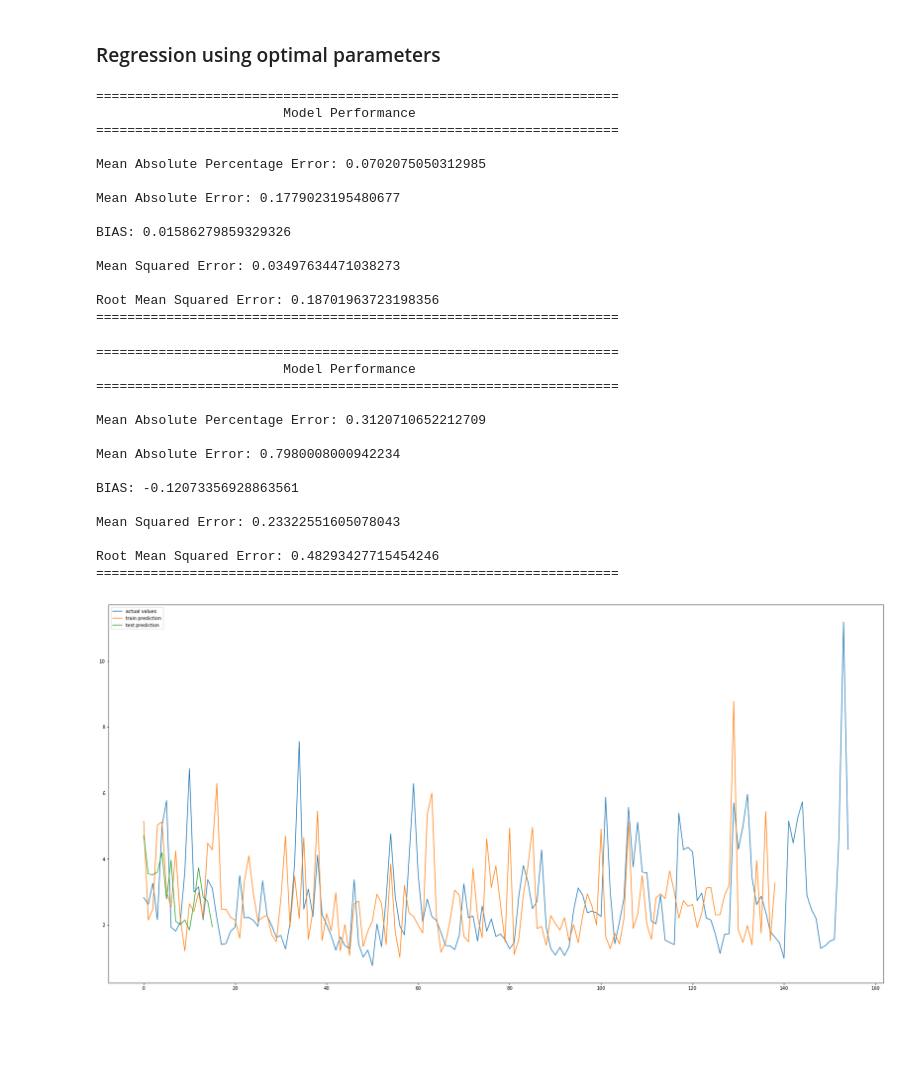
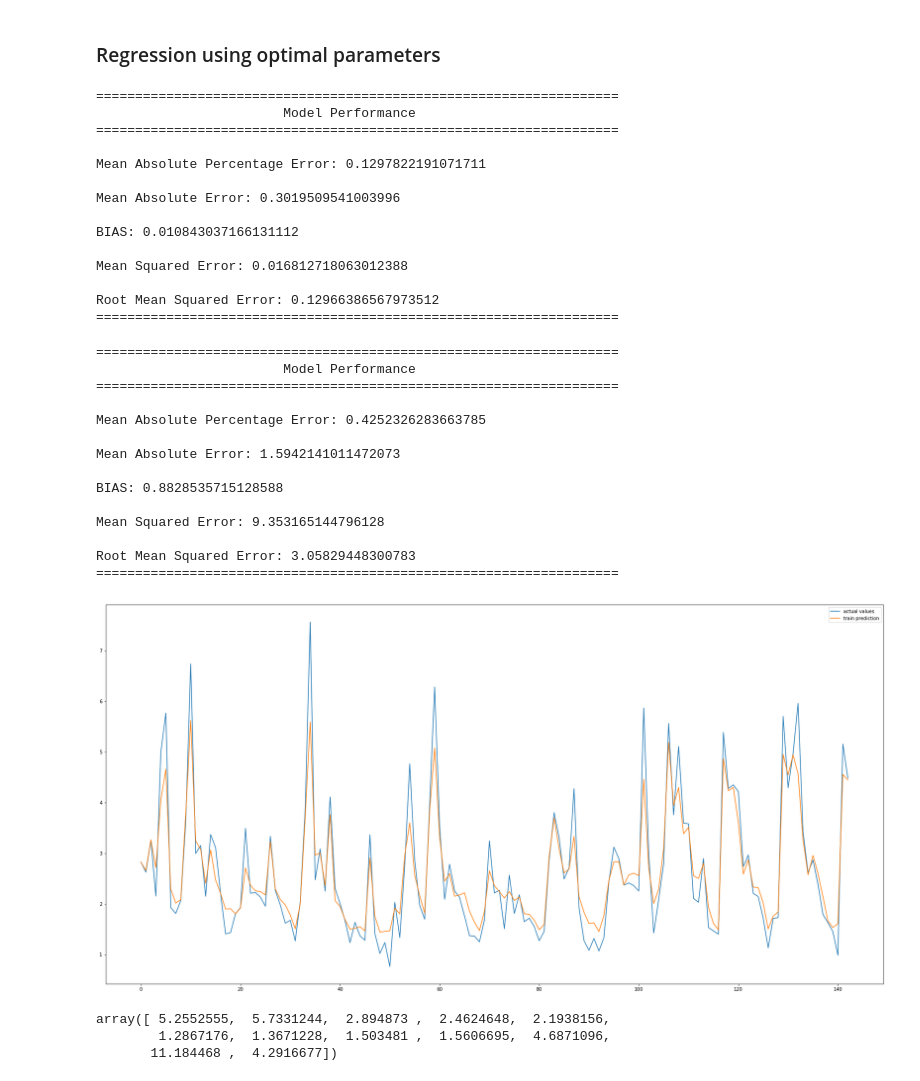
Before and after one commit to rnair7163/LabelMaster_Sales_Forecasting, a Jupyter notebook: src_Books/Data_Modeling/XGBoost.ipynb, the cells around one changed output. Drawn from its saved outputs; the diff is of its cells as text; code cells hidden in the pictures; blank space fills up the shorter version.

Commit message:
added plots

```diff
--- a/src_Books/Data_Modeling/XGBoost.ipynb
+++ b/src_Books/Data_Modeling/XGBoost.ipynb
@@ -104,7 +107,7 @@ features = data.drop(['Sum of Sales'], axis=1)
 features = StandardScaler().fit_transform(features)
 
 # split train test
-X_train, X_test, y_train, y_test = train_test_split(features, target, test_size=0.1, random_state=60616)
+X_train, X_test, y_train, y_test = train_test_split(features, target, test_size=0.071, shuffle=False, random_state=60616)
 # %%
 X_train.shape
 # %% [output]
@@ -183,8 +247,8 @@ reg_alpha: 2
 # %% [markdown]
 ### Regression using optimal parameters
 # %%
-reg = XGBRegressor(learning_rate=0.09, gamma=0.25, max_depth=6, min_child_weight=1,
-                    reg_lambda=1.5, reg_alpha=2, random_state=60616)
+reg = XGBRegressor(learning_rate=0.09, gamma=1.25, max_depth=6, min_child_weight=3,
+                    reg_lambda=1.25, reg_alpha=1.5, random_state=60616)
 reg.fit(X_train, y_train)
 y_pred_train = reg.predict(X_train)
 y_pred_test = reg.predict(X_test)
@@ -196,15 +260,15 @@ me.evaluate_model(y_pred_train,y_train)
                         Model Performance
 ===================================================================
 
-Mean Absolute Percentage Error: 0.0702075050312985
+Mean Absolute Percentage Error: 0.1297822191071711
 
-Mean Absolute Error: 0.1779023195480677
+Mean Absolute Error: 0.3019509541003996
 
-BIAS: 0.01586279859329326
+BIAS: 0.010843037166131112
 
-Mean Squared Error: 0.03497634471038273
+Mean Squared Error: 0.016812718063012388
 
-Root Mean Squared Error: 0.18701963723198356
+Root Mean Squared Error: 0.12966386567973512
 ===================================================================
 # %%
 # For testing data
@@ -214,23 +278,29 @@ me.evaluate_model(y_pred_test,y_test)
                         Model Performance
 ===================================================================
 
-Mean Absolute Percentage Error: 0.3120710652212709
+Mean Absolute Percentage Error: 0.4252326283663785
 
-Mean Absolute Error: 0.7980008000942234
+Mean Absolute Error: 1.5942141011472073
 
-BIAS: -0.12073356928863561
+BIAS: 0.8828535715128588
 
-Mean Squared Error: 0.23322551605078043
+Mean Squared Error: 9.353165144796128
 
-Root Mean Squared Error: 0.48293427715454246
+Root Mean Squared Error: 3.05829448300783
 ===================================================================
 # %%
 import matplotlib.pyplot as plt
 plt.figure(figsize=((30,15)))
-plt.plot(target, label="actual values")
+plt.plot(target[0:143], label="actual values")
 plt.plot(y_pred_train, label='train prediction')
-plt.plot(y_pred_test, label='test prediction')
 plt.legend()
 plt.show()
 # %% [output]
-[figure, old version]
+[figure, new version]
+# %%
+actual = np.array(y_test)
+actual
+# %% [output]
+array([ 5.2552555,  5.7331244,  2.894873 ,  2.4624648,  2.1938156,
+        1.2867176,  1.3671228,  1.503481 ,  1.5606695,  4.6871096,
+       11.184468 ,  4.2916677])
```
Also changed, not shown: parts of 8 cells of this notebook.
